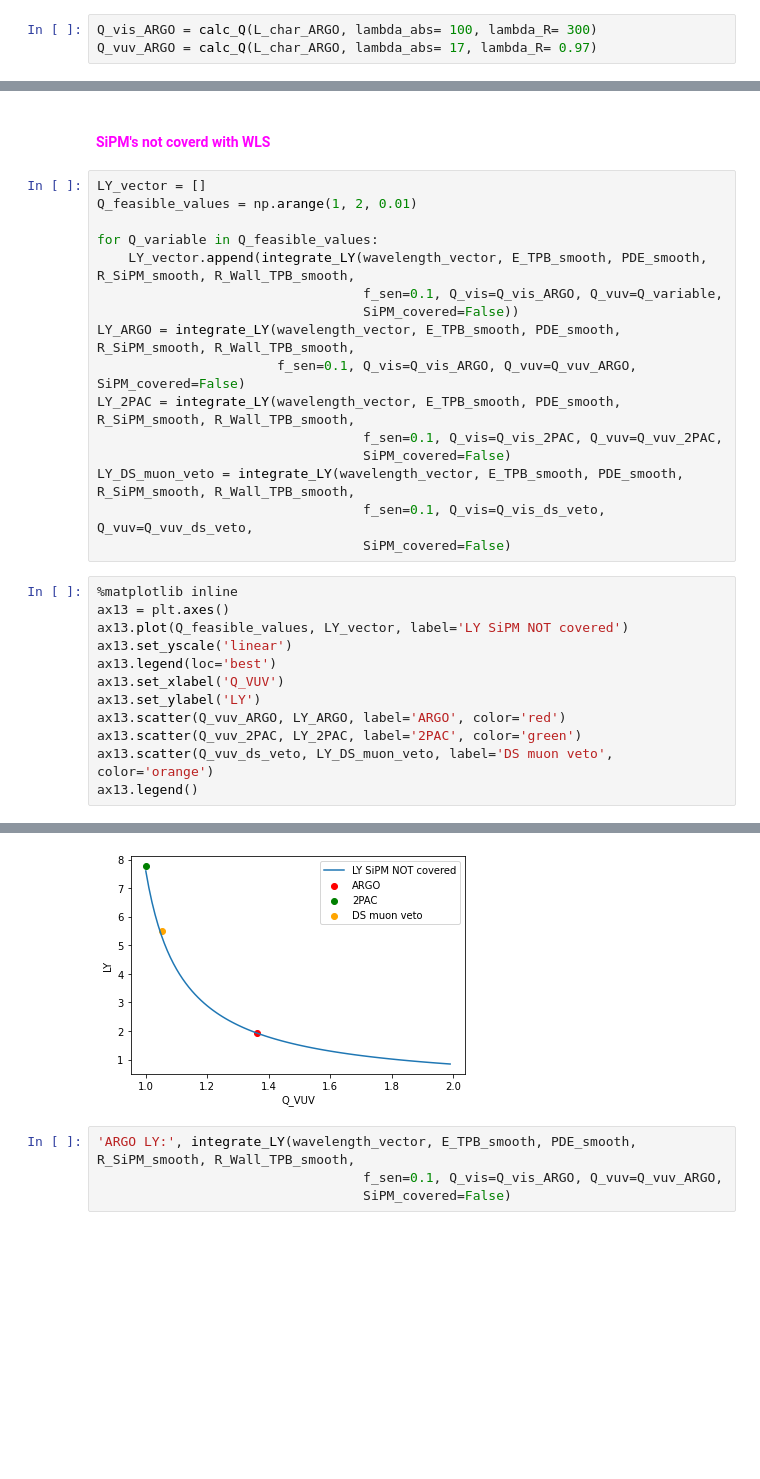
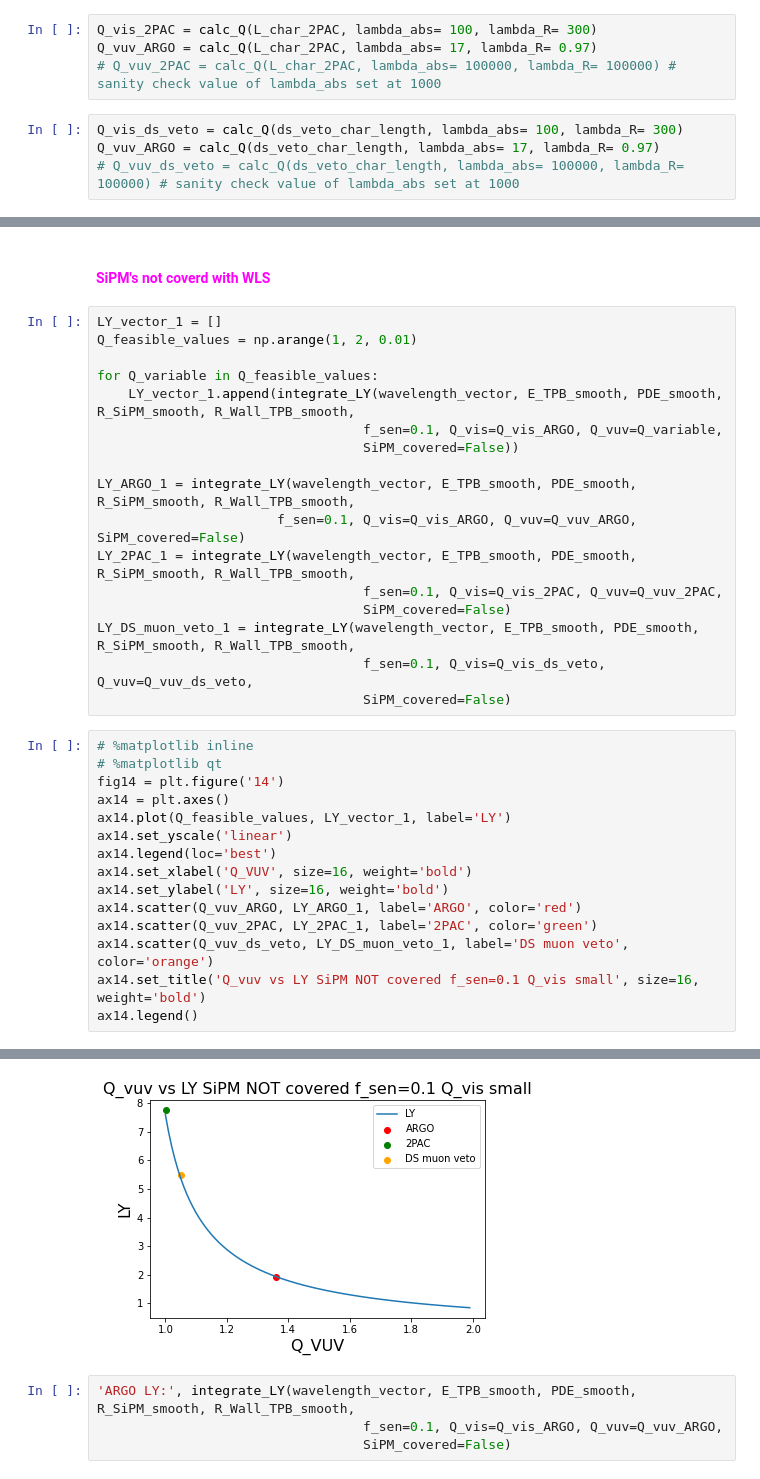
Before and after one commit to sarthchoudhary/AMELY, a Jupyter notebook: Marcin_ARGO_AMLY.ipynb, the cells around one changed output, grey strips where cells are left out. Cells and saved outputs as stored; diff of their text form; blank space fills up the shorter version.

```diff
--- a/Marcin_ARGO_AMLY.ipynb
+++ b/Marcin_ARGO_AMLY.ipynb
@@ -1051,5 +1035,10 @@ Characteristic Lengths
  DS muon veto:  1.3964499372228685
  ARGO:  7.050000000000001
 # %%
-Q_vis_ARGO = calc_Q(L_char_ARGO, lambda_abs= 100, lambda_R= 300)
-Q_vuv_ARGO = calc_Q(L_char_ARGO, lambda_abs= 17, lambda_R= 0.97)
+Q_vis_2PAC = calc_Q(L_char_2PAC, lambda_abs= 100, lambda_R= 300)
+Q_vuv_ARGO = calc_Q(L_char_2PAC, lambda_abs= 17, lambda_R= 0.97)
+# Q_vuv_2PAC = calc_Q(L_char_2PAC, lambda_abs= 100000, lambda_R= 100000) # sanity check value of lambda_abs set at 1000
+# %%
+Q_vis_ds_veto = calc_Q(ds_veto_char_length, lambda_abs= 100, lambda_R= 300)
+Q_vuv_ARGO = calc_Q(ds_veto_char_length, lambda_abs= 17, lambda_R= 0.97)
+# Q_vuv_ds_veto = calc_Q(ds_veto_char_length, lambda_abs= 100000, lambda_R= 100000) # sanity check value of lambda_abs set at 1000
@@ -1125,36 +1094,40 @@ ax13.legend()
 # %% [markdown]
 <h4 style = 'color : magenta'> SiPM's not coverd with WLS </h4>
 # %%
-LY_vector = []
+LY_vector_1 = []
 Q_feasible_values = np.arange(1, 2, 0.01)
 
 for Q_variable in Q_feasible_values:
-    LY_vector.append(integrate_LY(wavelength_vector, E_TPB_smooth, PDE_smooth, R_SiPM_smooth, R_Wall_TPB_smooth,
+    LY_vector_1.append(integrate_LY(wavelength_vector, E_TPB_smooth, PDE_smooth, R_SiPM_smooth, R_Wall_TPB_smooth,
                                   f_sen=0.1, Q_vis=Q_vis_ARGO, Q_vuv=Q_variable,
                                   SiPM_covered=False))
-LY_ARGO = integrate_LY(wavelength_vector, E_TPB_smooth, PDE_smooth, R_SiPM_smooth, R_Wall_TPB_smooth,
+
+LY_ARGO_1 = integrate_LY(wavelength_vector, E_TPB_smooth, PDE_smooth, R_SiPM_smooth, R_Wall_TPB_smooth,
                        f_sen=0.1, Q_vis=Q_vis_ARGO, Q_vuv=Q_vuv_ARGO, SiPM_covered=False)
-LY_2PAC = integrate_LY(wavelength_vector, E_TPB_smooth, PDE_smooth, R_SiPM_smooth, R_Wall_TPB_smooth,
+LY_2PAC_1 = integrate_LY(wavelength_vector, E_TPB_smooth, PDE_smooth, R_SiPM_smooth, R_Wall_TPB_smooth,
                                   f_sen=0.1, Q_vis=Q_vis_2PAC, Q_vuv=Q_vuv_2PAC,
                                   SiPM_covered=False)
-LY_DS_muon_veto = integrate_LY(wavelength_vector, E_TPB_smooth, PDE_smooth, R_SiPM_smooth, R_Wall_TPB_smooth,
+LY_DS_muon_veto_1 = integrate_LY(wavelength_vector, E_TPB_smooth, PDE_smooth, R_SiPM_smooth, R_Wall_TPB_smooth,
                                   f_sen=0.1, Q_vis=Q_vis_ds_veto, Q_vuv=Q_vuv_ds_veto,
                                   SiPM_covered=False)
 # %%
-%matplotlib inline
-ax13 = plt.axes()
-ax13.plot(Q_feasible_values, LY_vector, label='LY SiPM NOT covered')
-ax13.set_yscale('linear')
-ax13.legend(loc='best')
-ax13.set_xlabel('Q_VUV')
-ax13.set_ylabel('LY')
-ax13.scatter(Q_vuv_ARGO, LY_ARGO, label='ARGO', color='red')
-ax13.scatter(Q_vuv_2PAC, LY_2PAC, label='2PAC', color='green')
-ax13.scatter(Q_vuv_ds_veto, LY_DS_muon_veto, label='DS muon veto', color='orange')
-ax13.legend()
+# %matplotlib inline
+# %matplotlib qt
+fig14 = plt.figure('14')
+ax14 = plt.axes()
+ax14.plot(Q_feasible_values, LY_vector_1, label='LY')
+ax14.set_yscale('linear')
+ax14.legend(loc='best')
+ax14.set_xlabel('Q_VUV', size=16, weight='bold')
+ax14.set_ylabel('LY', size=16, weight='bold')
+ax14.scatter(Q_vuv_ARGO, LY_ARGO_1, label='ARGO', color='red')
+ax14.scatter(Q_vuv_2PAC, LY_2PAC_1, label='2PAC', color='green')
+ax14.scatter(Q_vuv_ds_veto, LY_DS_muon_veto_1, label='DS muon veto', color='orange')
+ax14.set_title('Q_vuv vs LY SiPM NOT covered f_sen=0.1 Q_vis small', size=16, weight='bold')
+ax14.legend()
 # %% [output]
 <matplotlib.legend.Legend at 0x...>
-[figure, old version]
+[figure, new version]
 # %%
 'ARGO LY:', integrate_LY(wavelength_vector, E_TPB_smooth, PDE_smooth, R_SiPM_smooth, R_Wall_TPB_smooth,
                                   f_sen=0.1, Q_vis=Q_vis_ARGO, Q_vuv=Q_vuv_ARGO,
```
Also changed, not shown: parts of 32 cells of this notebook.
